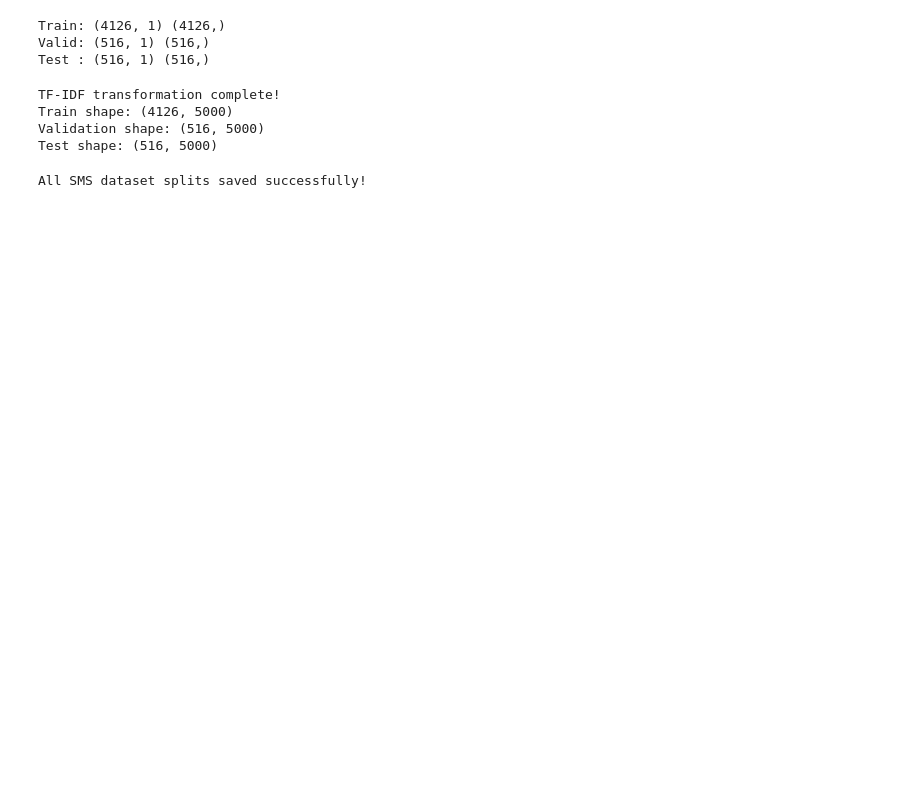
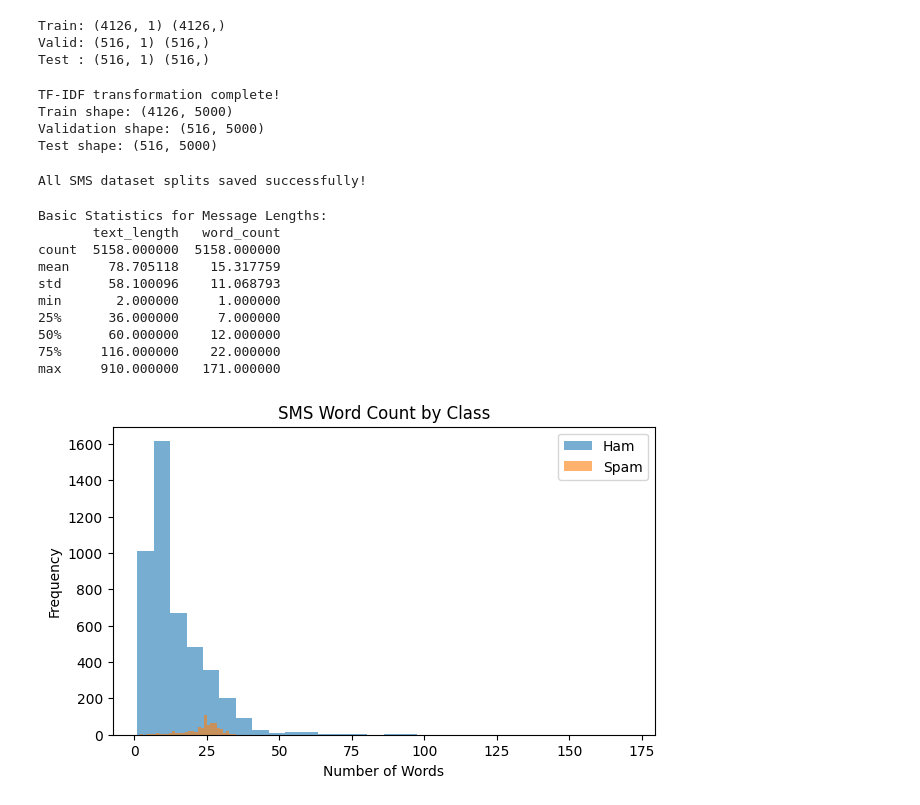
Before and after one commit to xdjx19/computing-technology-innovation-project-, a Jupyter notebook: data/kaggle_spam_process.ipynb, the cells around one changed output. Drawn from its saved outputs; the diff is of its cells as text; code cells hidden in the pictures; blank space fills up the shorter version.

```diff
--- a/data/kaggle_spam_process.ipynb
+++ b/data/kaggle_spam_process.ipynb
@@ -1,10 +1,11 @@
 # %%
+#Import libraries
 import pandas as pd
 
-# Load dataset with encoding fix
-phish = pd.read_csv("kaggle_spam.csv", encoding="latin1")
+#Load the dataset
+phish = pd.read_csv("/Users/mouyly/Downloads/2malware/kaggle_spam.csv")
 
-# Display basic info
+#Display basic info
 print("Dataset shape:", phish.shape)
 print("\nColumn names:\n", phish.columns.tolist())
 phish.head()
@@ -159,3 +178,40 @@ y_test_s.to_csv("sms_y_test.csv", index=False)
 print("All SMS dataset splits saved successfully!")
 # %% [output]
 All SMS dataset splits saved successfully!
+# %%
+
+import pandas as pd
+import matplotlib.pyplot as plt
+
+#Copy dataset
+sms_df = sms.copy()
+
+#Add features
+sms_df["text_length"] = sms_df["text"].apply(len)
+sms_df["word_count"] = sms_df["text"].apply(lambda x: len(str(x).split()))
+
+#Show summary statistics
+print("Basic Statistics for Message Lengths:")
+print(sms_df[["text_length", "word_count"]].describe())
+
+#Plot histogram: compare spam vs ham messages
+plt.figure(figsize=(7,4))
+plt.hist(sms_df[sms_df["label"]=="ham"]["word_count"], bins=30, alpha=0.6, label="Ham")
+plt.hist(sms_df[sms_df["label"]=="spam"]["word_count"], bins=30, alpha=0.6, label="Spam")
+plt.title("SMS Word Count by Class")
+plt.xlabel("Number of Words")
+plt.ylabel("Frequency")
+plt.legend()
+plt.show()
+# %% [output]
+Basic Statistics for Message Lengths:
+       text_length   word_count
+count  5158.000000  5158.000000
+mean     78.705118    15.317759
+std      58.100096    11.068793
+min       2.000000     1.000000
+25%      36.000000     7.000000
+50%      60.000000    12.000000
+75%     116.000000    22.000000
+max     910.000000   171.000000
+[figure, added]
```
Also changed, not shown: parts of 2 cells of this notebook.
